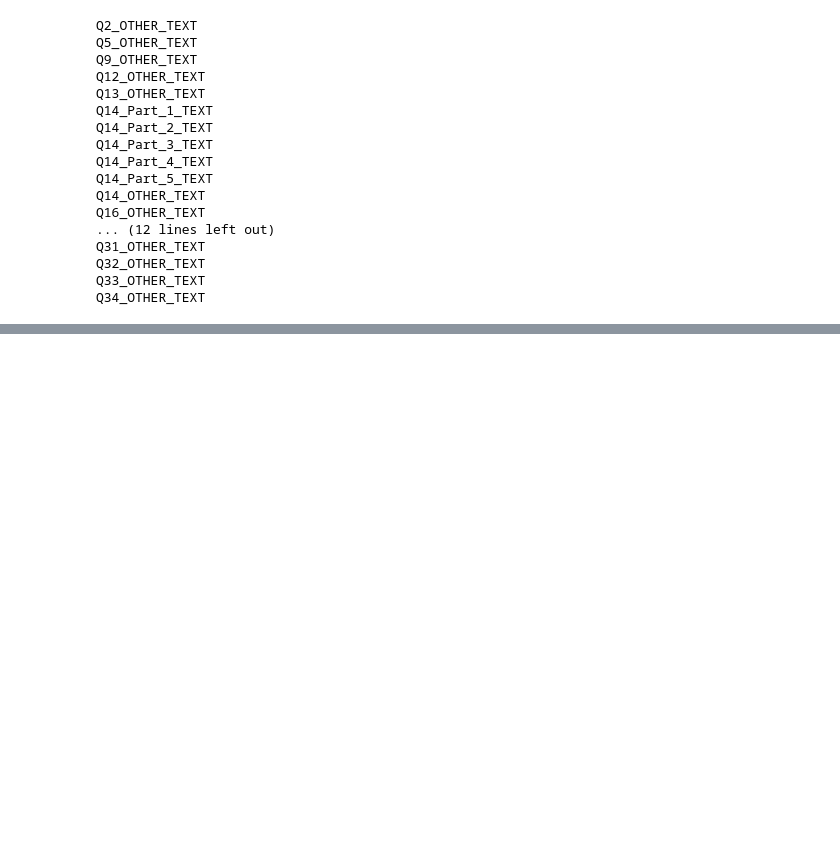
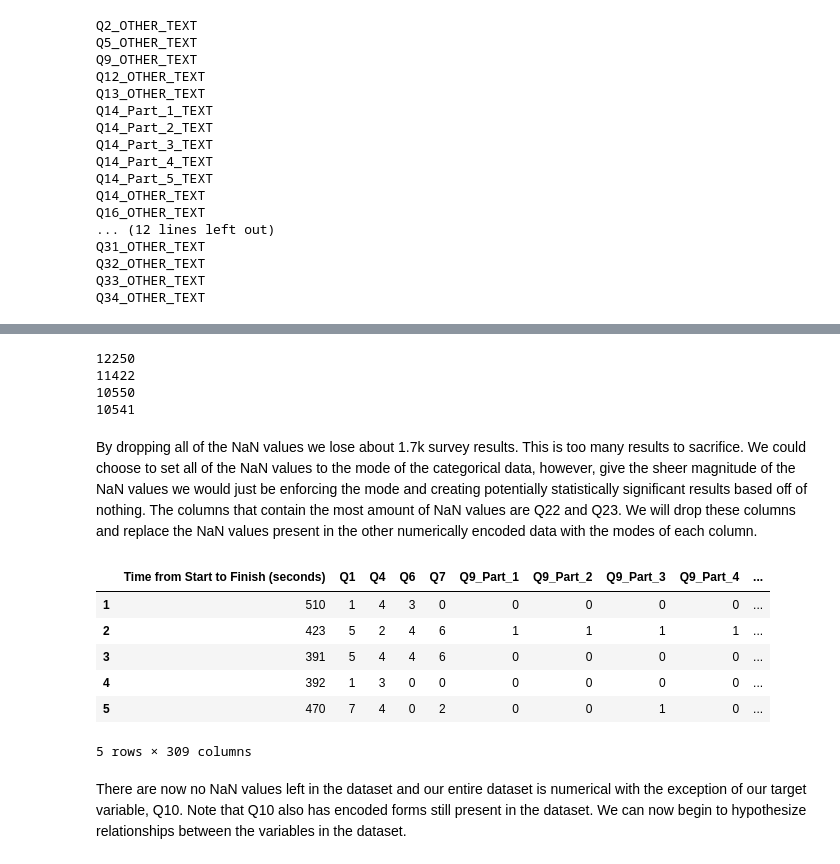
Before and after one commit to atkinssamuel/data-sci-salary-logistic-regression, a Jupyter notebook: atkins_1002951754_assignment2.ipynb, the cells around one changed output, grey strips where cells are left out. Cells and saved outputs as stored; diff of their text form; code cells hidden in the pictures; blank space fills up the shorter version.

Commit message:
10-18-2020-Atkins Completed data cleaning. Will now begin to investigate the relationships between the present variables.

```diff
--- a/atkins_1002951754_assignment2.ipynb
+++ b/atkins_1002951754_assignment2.ipynb
@@ -234,0 +337,32 @@ These two columns will be numerically encoded because a relationship exists betw
+# %%
+print(df["Q11"].dropna().count())
+print(df["Q15"].dropna().count())
+print(df["Q22"].dropna().count())
+print(df["Q23"].dropna().count())
+# %% [output]
+12250
+11422
+10550
+10541
+# %% [markdown]
+By dropping all of the NaN values we lose about 1.7k survey results. This is too many results to sacrifice. We could choose to set all of the NaN values to the mode of the categorical data, however, give the sheer magnitude of the NaN values we would just be enforcing the mode and creating potentially statistically significant results based off of nothing. The columns that contain the most amount of NaN values are Q22 and Q23. We will drop these columns and replace the NaN values present in the other numerically encoded data with the modes of each column.
+# %%
+df = df.drop(["Q22", "Q23"], axis=1)
+
+# Replacing NaN values present in Q11 and Q15 with their respective modes:
+df["Q11"] = df["Q11"].replace(np.nan, 0)
+df["Q15"] = df["Q15"].replace(np.nan, 3)
+
+df.to_csv(datasets + "parsed_dataset.csv")
+
+df.head()
+# %% [output]
+|  | Time from Start to Finish (seconds) | Q1 | Q4 | Q6 | Q7 | Q9_Part_1 | Q9_Part_2 | Q9_Part_3 | Q9_Part_4 | ... |
+| 1 | 510 | 1 | 4 | 3 | 0 | 0 | 0 | 0 | 0 | ... |
+| 2 | 423 | 5 | 2 | 4 | 6 | 1 | 1 | 1 | 1 | ... |
+| 3 | 391 | 5 | 4 | 4 | 6 | 0 | 0 | 0 | 0 | ... |
+| 4 | 392 | 1 | 3 | 0 | 0 | 0 | 0 | 0 | 0 | ... |
+| 5 | 470 | 7 | 4 | 0 | 2 | 0 | 0 | 1 | 0 | ... |
+5 rows × 309 columns
+# %% [markdown]
+There are now no NaN values left in the dataset and our entire dataset is numerical with the exception of our target variable, Q10. Note that Q10 also has encoded forms still present in the dataset. We can now begin to hypothesize relationships between the variables in the dataset.
```
Also changed, not shown: parts of 4 cells of this notebook, 1 other file.
